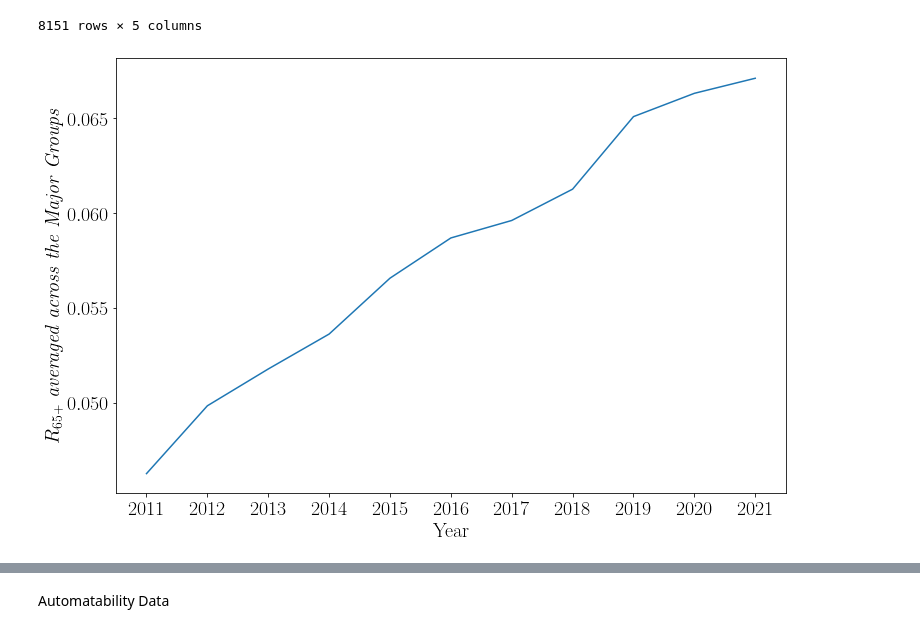
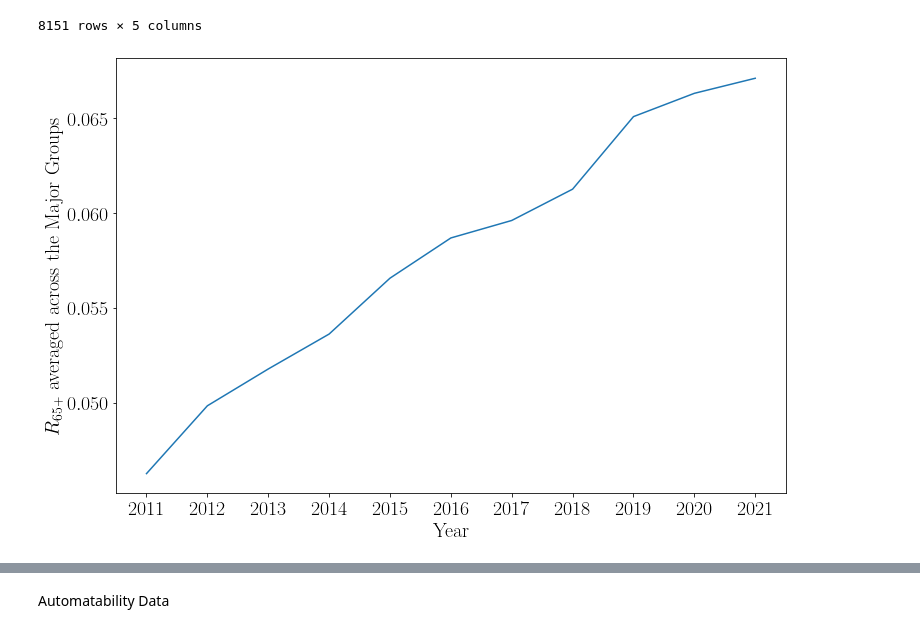
Before and after one commit to terencetan-c/4YP-The-Future-of-Work, a Jupyter notebook: Data modelling/Data modelling EP.ipynb, the cells around one changed output, grey strips where cells are left out. Cells and saved outputs as stored; diff of their text form; code cells hidden in the pictures.

```diff
--- a/Data modelling/Data modelling EP.ipynb
+++ b/Data modelling/Data modelling EP.ipynb
@@ -121,29 +121,28 @@ EP_major = eld_prop[(eld_prop['Minor Group']=='-')&(joint_processed['Broad Group
 # %%
 # EP mean for Major Groups against Year
 
 EP_major_mean=EP_major.loc[eld_prop['Elderly Proportion']!=np.inf,['Year','Elderly Proportion']].groupby('Year').agg('mean')     # Note than certain ratios are inf because those occupations have zero young people; need to filter them out first
 
 fig, ax = plt.subplots(figsize=(7,5))
 
 fig.set_size_inches(12, 8)
 
 plt.rc('text', usetex=True)
 plt.rc('font', family='serif')
 
 
 plt.plot(range(len(EP_major_mean)),EP_major_mean)      # Change in ratio over Major Groups over the years
 plt.xticks(range(len(EP_major_mean)), EP_major_mean.index)
 #plt.title('Plot of the mean Major Group EP against Year')
 plt.xlabel('Year',fontsize=20)
-plt.ylabel(r"$R_{65+}$ "
-          r"\textit{averaged across the Major Groups}",
-          fontsize=20)
+plt.ylabel(r'$R_{65+}$ averaged across the Major Groups',fontsize=20)
+
 ax.tick_params(axis='both', which='major', labelsize=20)
 #plt.grid()
 #plt.show()
 plt.savefig("/Users/terencetan/Documents/Uni stuff/Engineering Science/4YP/4YP-The-Future-of-Work/Report/Figures/Mean Major Group R65 against Year")
 # %% [output]
-[figure, old version]
+[figure, new version]
 # %%
 # plot groupby results on the same canvas
 fig, ax = plt.subplots(figsize=(18,16))
```
Also changed, not shown: parts of 6 cells of this notebook, 26 other files.
